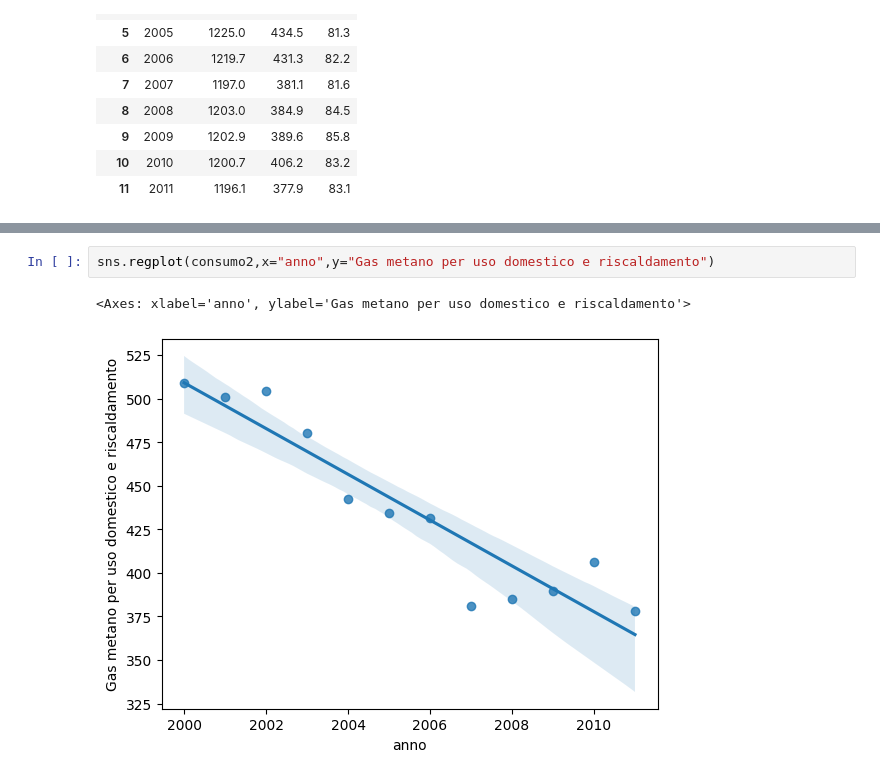
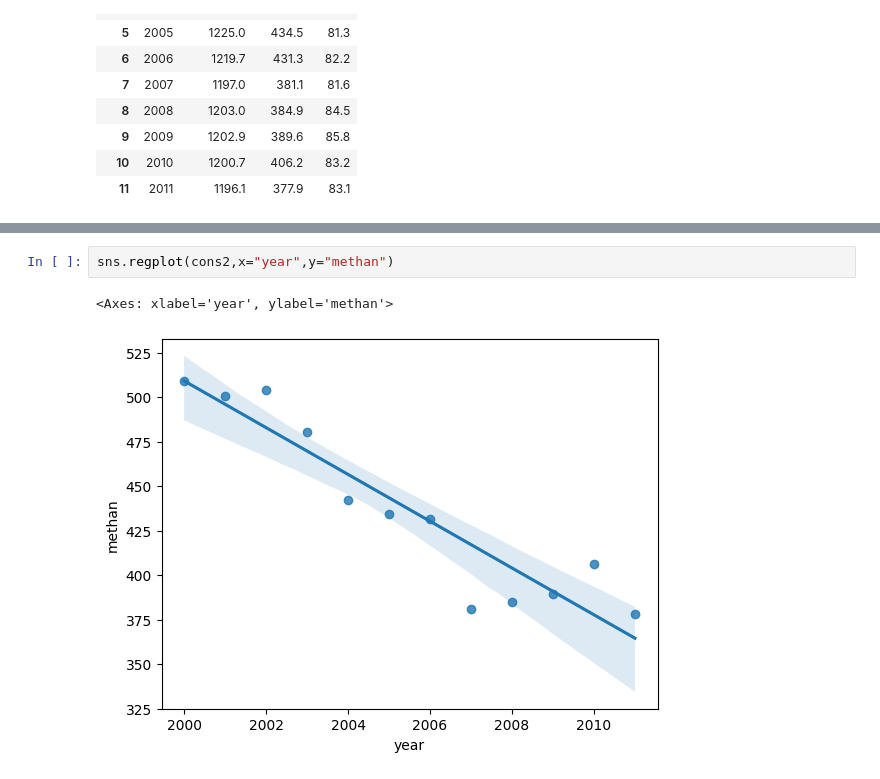
Before and after one commit to noiseOnTheNet/python-post023_jupyter_analitics, a Jupyter notebook: doc/Part_5.ipynb, the cells around one changed output, grey strips where cells are left out. Cells and saved outputs as stored; diff of their text form.

```diff
--- a/doc/Part_5.ipynb
+++ b/doc/Part_5.ipynb
@@ -76,5 +76,5 @@ sns.pairplot(consumo2)
 # %%
-sns.regplot(consumo2,x="anno",y="Gas metano per uso domestico e riscaldamento")
+sns.regplot(cons2,x="year",y="methan")
 # %% [output]
-<Axes: xlabel='anno', ylabel='Gas metano per uso domestico e riscaldamento'>
+<Axes: xlabel='year', ylabel='methan'>
-[figure, old version]
+[figure, new version]
```
Also changed, not shown: parts of 4 cells of this notebook, 1 other file.
